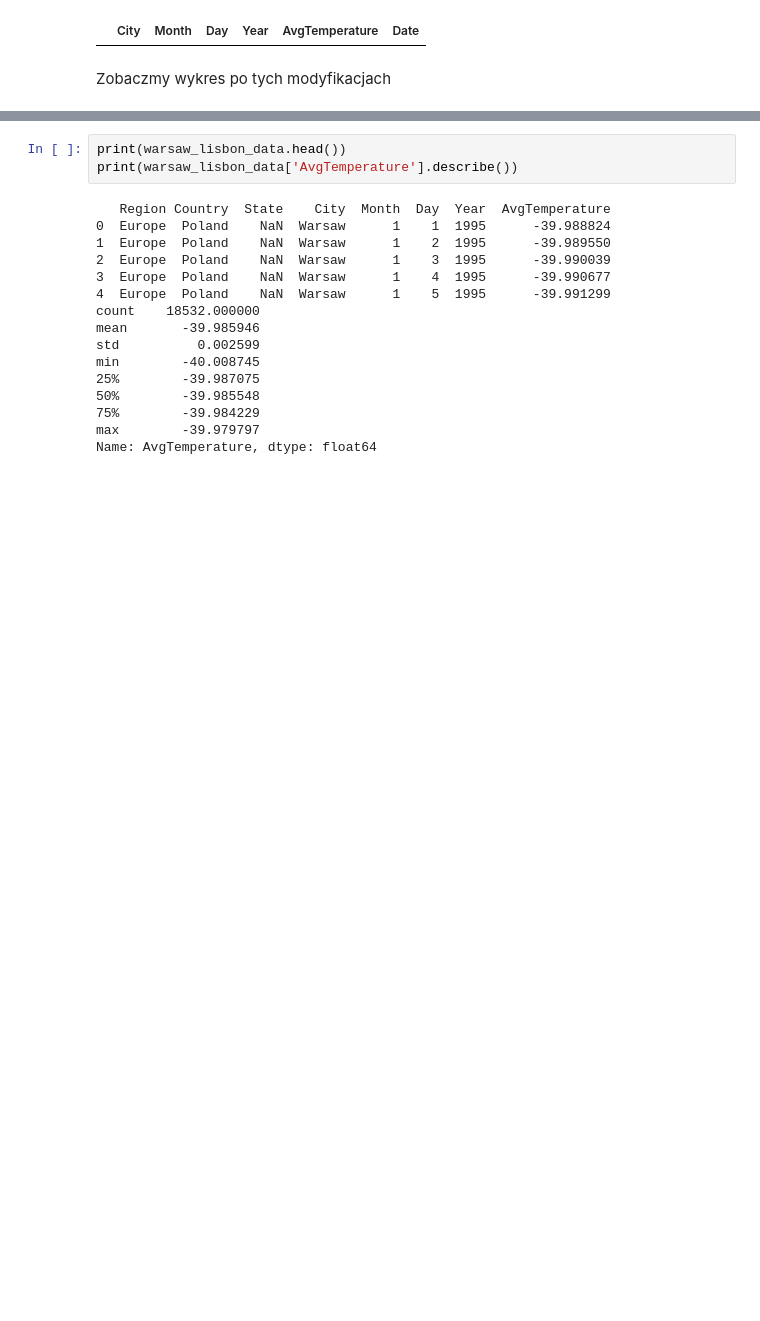
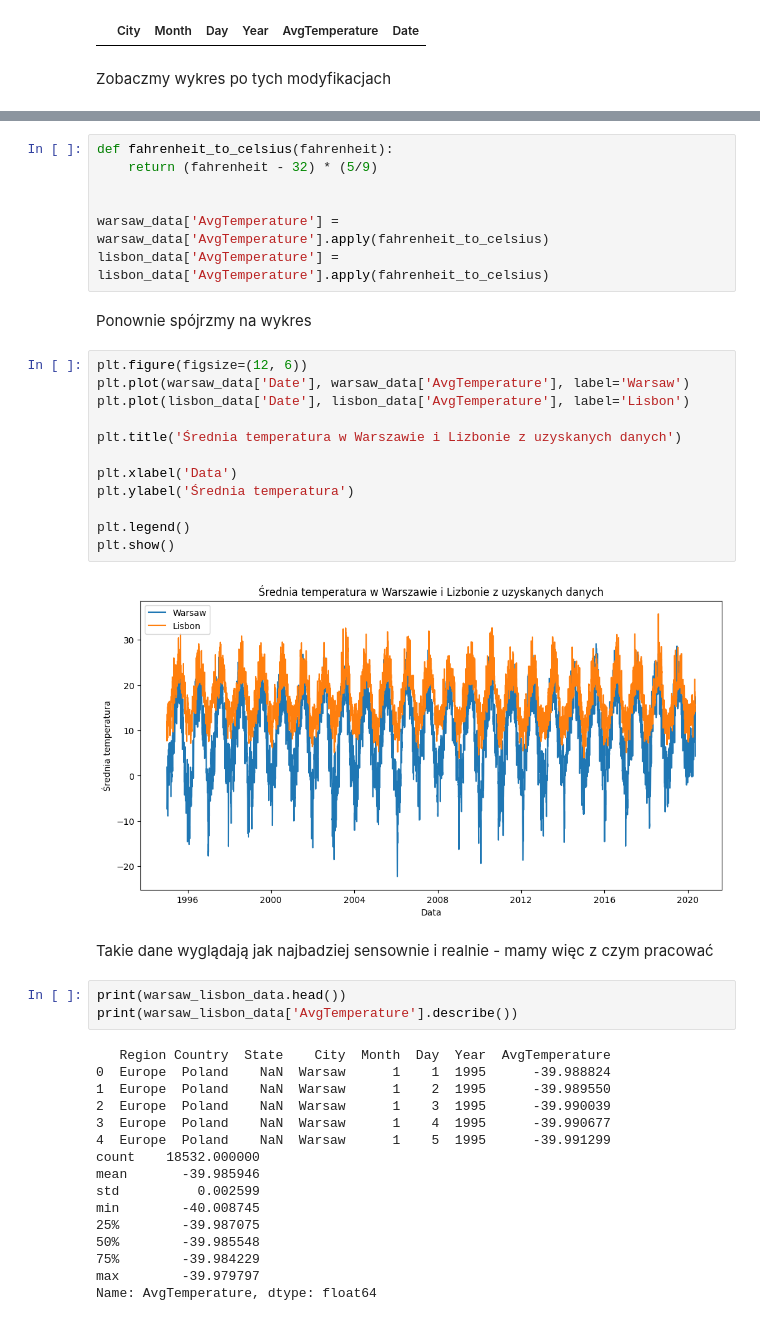
Before and after one commit to mathieuboro/raport, a Jupyter notebook: Raport_!.ipynb, the cells around one changed output, grey strips where cells are left out. Drawn from its saved outputs; the diff is of its cells as text; blank space fills up the shorter version.

Commit message:
feature: farenheit to celsius

```diff
--- a/Raport_!.ipynb
+++ b/Raport_!.ipynb
@@ -175,3 +184,28 @@ plt.show()
+# %%
+def fahrenheit_to_celsius(fahrenheit):
+    return (fahrenheit - 32) * (5/9)
+
+
+warsaw_data['AvgTemperature'] = warsaw_data['AvgTemperature'].apply(fahrenheit_to_celsius)
+lisbon_data['AvgTemperature'] = lisbon_data['AvgTemperature'].apply(fahrenheit_to_celsius)
+# %% [markdown]
+Ponownie spójrzmy na wykres
+# %%
+plt.figure(figsize=(12, 6))
+plt.plot(warsaw_data['Date'], warsaw_data['AvgTemperature'], label='Warsaw')
+plt.plot(lisbon_data['Date'], lisbon_data['AvgTemperature'], label='Lisbon')
+
+plt.title('Średnia temperatura w Warszawie i Lizbonie z uzyskanych danych')
+
+plt.xlabel('Data')
+plt.ylabel('Średnia temperatura')
+
+plt.legend()
+plt.show()
+# %% [output]
+[figure, added]
+# %% [markdown]
+Takie dane wyglądają jak najbadziej sensownie i realnie - mamy więc z czym pracować
 # %%
 print(warsaw_lisbon_data.head())
 print(warsaw_lisbon_data['AvgTemperature'].describe())
```
Also changed, not shown: parts of 2 cells of this notebook.
